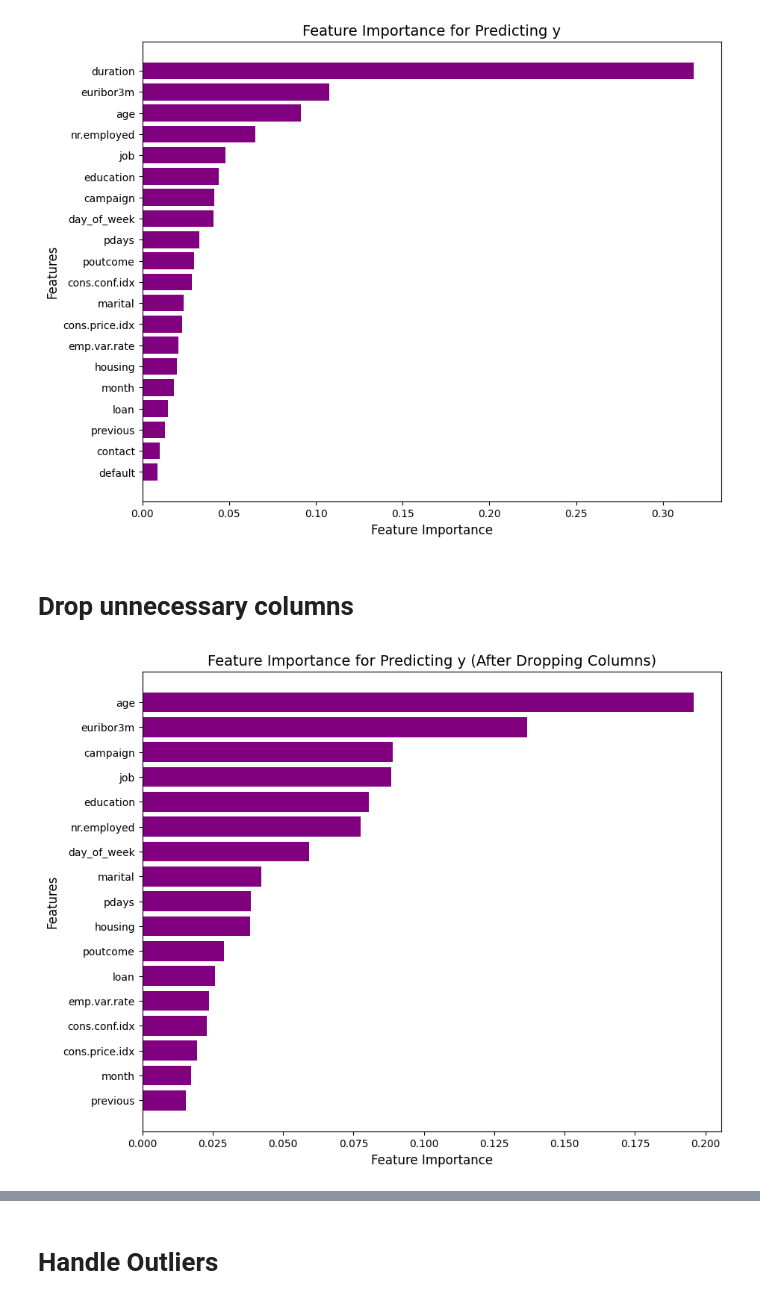
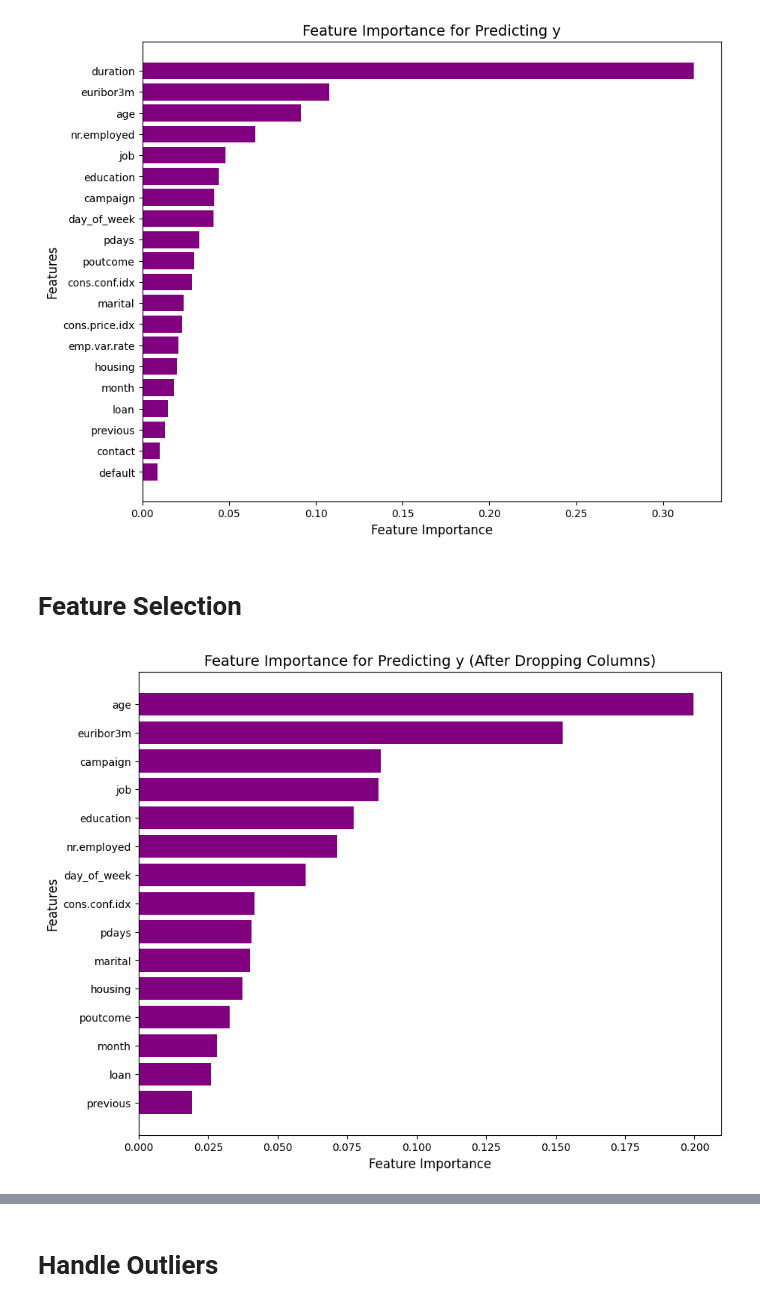
Before and after one commit to Mineth03/Client-Predicting, a Jupyter notebook: Preprocessing/DataPreprocessing.ipynb, the cells around one changed output, grey strips where cells are left out. Cells and saved outputs as stored; diff of their text form; code cells hidden in the pictures.

```diff
--- a/Preprocessing/DataPreprocessing.ipynb
+++ b/Preprocessing/DataPreprocessing.ipynb
@@ -225,6 +231,8 @@ for i, column in enumerate(categorical_columns):
     ax.set_xlabel(column, fontsize=12)
     ax.set_ylabel('Proportion', fontsize=12)
     ax.tick_params(axis='x', rotation=45)
+for i in range(len(numerical_columns), len(axes)):
+    axes[i].axis('off')
 plt.tight_layout()
 plt.show()
 # %% [output]
@@ -243,7 +251,7 @@ data = pd.read_csv('CleanedDataset.csv')
 numerical_columns = data.select_dtypes(include=['int64', 'float64']).columns
 
 # Plot bar graphs for numerical columns with respect to "y"
-fig, axes = plt.subplots(nrows=(len(numerical_columns) + 1) // 2, ncols=2, figsize=(15, 30))
+fig, axes = plt.subplots(nrows=(len(numerical_columns) + 1) // 2, ncols=3, figsize=(15, 30))
 axes = axes.flatten()
 
 for i, col in enumerate(numerical_columns):
@@ -268,6 +276,9 @@ for i, col in enumerate(numerical_columns):
         ax.set_ylabel("Frequency", fontsize=12)
 
     ax.grid(axis='y', linestyle='--', alpha=0.7)
+
+for i in range(len(numerical_columns), len(axes)):
+    axes[i].axis('off')
 plt.tight_layout()
 plt.show()
 # %% [output]
@@ -384,8 +425,7 @@ from sklearn.ensemble import RandomForestClassifier
 from sklearn.preprocessing import LabelEncoder
 from sklearn.model_selection import train_test_split
 
-file_path = 'CleanedDataset.csv'
-data = pd.read_csv(file_path)
+data = pd.read_csv('CleanedDataset.csv')
 
 # Do a label encoding to train a random forest
 label_encoders = {}
@@ -420,55 +460,55 @@ plt.gca().invert_yaxis()
 plt.show()
 # %% [output]
 [figure]
-# %% [markdown]
-# **Drop unnecessary columns**
+# %% [markdown]
+# **Feature Selection**
+# %%
+import numpy as np
+import matplotlib.pyplot as plt
+from sklearn.ensemble import RandomForestClassifier
+from sklearn.preprocessing import LabelEncoder
+from sklearn.model_selection import train_test_split
+import pandas as pd
+
+file_path = 'CleanedDataset.csv'
+data = pd.read_csv(file_path)
+
+# Drop unnecessary columns
+data = data.drop(columns=['duration', 'contact', 'default', 'emp.var.rate', 'cons.price.idx'])
+
+# Save the updated dataset to a new CSV file
+data.to_csv('DatasetDropped.csv', index=False)
 # %%
-import numpy as np
-import matplotlib.pyplot as plt
-from sklearn.ensemble import RandomForestClassifier
-from sklearn.preprocessing import LabelEncoder
-from sklearn.model_selection import train_test_split
-import pandas as pd
-
-file_path = 'CleanedDataset.csv'
-data = pd.read_csv(file_path)
-
-# Drop unnecessary columns
-data = data.drop(columns=['duration', 'contact', 'default'])
-
-# Save the updated dataset to a new CSV file
-data.to_csv('DatasetDropped.csv', index=False)
-
 # Do a label encoding for train a random forest
 label_encoders = {}
 data_encoded = data.copy()
 for col in data.select_dtypes(include=['object']).columns:
     le = LabelEncoder()
     data_encoded[col] = le.fit_transform(data[col])
     label_encoders[col] = le
 
 X = data_encoded.drop(columns=['y'])
 y = data_encoded['y']
 X_train, X_test, y_train, y_test = train_test_split(X, y, test_size=0.2, random_state=42)
 
 # Train a simple model for get feature importance
 rf = RandomForestClassifier(random_state=42)
 rf.fit(X_train, y_train)
 # Get feature importances
 importances = rf.feature_importances_
 features = X.columns
 # Sort by importance
 indices = np.argsort(importances)[::-1]
 features_sorted = features[indices]
 importances_sorted = importances[indices]
 
 # Display
 plt.figure(figsize=(10, 8))
 plt.barh(features_sorted, importances_sorted, color='purple')
 plt.xlabel('Feature Importance', fontsize=12)
 plt.ylabel('Features', fontsize=12)
 plt.title('Feature Importance for Predicting y (After Dropping Columns)', fontsize=14)
 plt.gca().invert_yaxis()
 plt.show()
 # %% [output]
-[figure, old version]
+[figure, new version]
```
Also changed, not shown: parts of 26 cells of this notebook.
